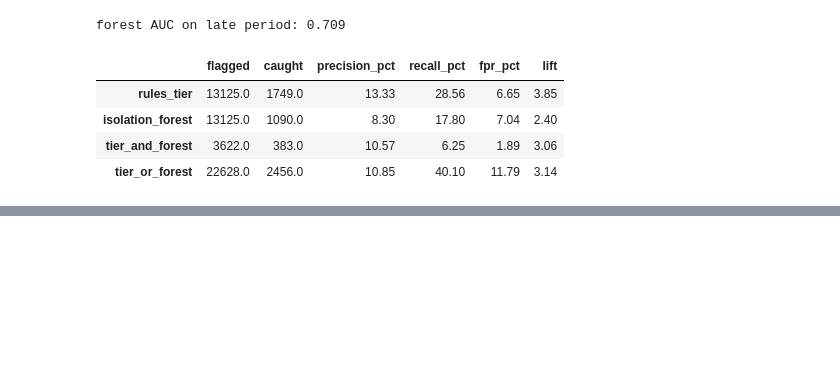
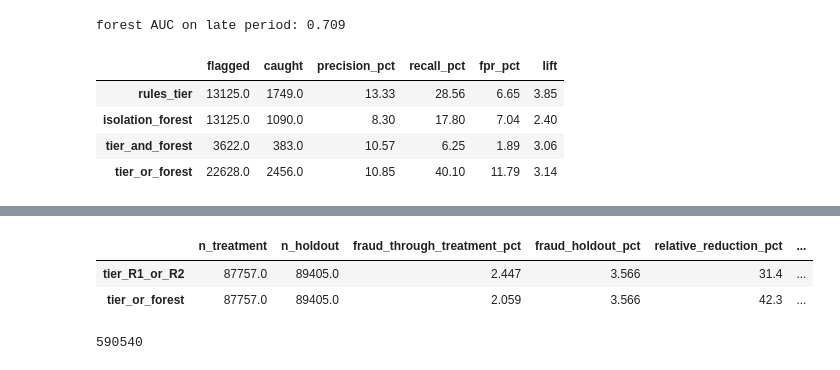
Before and after one commit to Varun-0731/Fraud-Promo-Abuse-Risk-Signal-Lab, a Jupyter notebook: notebooks/01_findings.ipynb, the cells around one changed output, grey strips where cells are left out. Saved outputs shown, nothing was run; the diff lists cells and outputs as text; code cells hidden in the pictures; blank space fills up the shorter version.

Commit message:
cluster-robust experiment check

```diff
--- a/notebooks/01_findings.ipynb
+++ b/notebooks/01_findings.ipynb
@@ -238,0 +255,64 @@ forest AUC on late period: 0.709
+# %%
+from scipy.stats import norm
+
+rng = np.random.default_rng(42)
+users = df.loc[late, "user_key"].unique()
+assign = pd.Series(rng.random(len(users)) < 0.5, index=users)
+treated = df["user_key"].map(assign).fillna(False).astype(bool)
+
+
+def run_experiment(policy):
+    fraud = df["isFraud"] == 1
+    t = late & treated
+    h = late & ~treated
+    n_t, n_h = int(t.sum()), int(h.sum())
+    x_t = int((fraud & ~policy)[t].sum())
+    x_h = int(fraud[h].sum())
+    p_t, p_h = x_t / n_t, x_h / n_h
+    pooled = (x_t + x_h) / (n_t + n_h)
+    z = (p_t - p_h) / np.sqrt(pooled * (1 - pooled) * (1 / n_t + 1 / n_h))
+    se = np.sqrt(p_t * (1 - p_t) / n_t + p_h * (1 - p_h) / n_h)
+    diff = p_t - p_h
+    legit_t = int((~fraud)[t].sum())
+    false_declines = int((policy & ~fraud)[t].sum())
+    amt_t = df.loc[t & fraud & ~policy, "TransactionAmt"].sum() / n_t * 1000
+    amt_h = df.loc[h & fraud, "TransactionAmt"].sum() / n_h * 1000
+    return {
+        "n_treatment": n_t,
+        "n_holdout": n_h,
+        "fraud_through_treatment_pct": round(p_t * 100, 3),
+        "fraud_holdout_pct": round(p_h * 100, 3),
+        "relative_reduction_pct": round((1 - p_t / p_h) * 100, 1),
+        "diff_ci95_low_pp": round((diff - 1.96 * se) * 100, 3),
+        "diff_ci95_high_pp": round((diff + 1.96 * se) * 100, 3),
+        "p_value": float(f"{2 * (1 - norm.cdf(abs(z))):.2e}"),
+        "false_decline_pct": round(false_declines / legit_t * 100, 2),
+        "fraud_loss_per_1k_tx_treatment": round(amt_t, 0),
+        "fraud_loss_per_1k_tx_holdout": round(amt_h, 0),
+    }
+
+
+pd.DataFrame({
+    "tier_R1_or_R2": run_experiment(tier),
+    "tier_or_forest": run_experiment(tier | ml),
+}).T
+# %% [output]
+|  | n_treatment | n_holdout | fraud_through_treatment_pct | fraud_holdout_pct | relative_reduction_pct | ... |
+| tier_R1_or_R2 | 87757.0 | 89405.0 | 2.447 | 3.566 | 31.4 | ... |
+| tier_or_forest | 87757.0 | 89405.0 | 2.059 | 3.566 | 42.3 | ... |
+# %%
+out = df[[
+    "TransactionID", "user_key", "TransactionDT", "TransactionAmt", "isFraud",
+    "tx_cnt_1h", "amt_ratio", "has_identity", "users_on_device",
+]].copy()
+out["r1_device_profile"] = final["R1_device_profile_4_50"].astype(int)
+out["r2_identity_no_device"] = final["R2_identity_no_device_info"].astype(int)
+out["tier_flag"] = tier.astype(int)
+out["forest_score"] = scores.round(5)
+out["forest_flag"] = ml.astype(int)
+out["period"] = np.where(late, "late", "early")
+out["arm"] = np.where(late, np.where(treated, "treatment", "holdout"), "none")
+
+out.to_sql("tx_scored", engine, if_exists="replace", index=False, chunksize=20000, method="multi")
+# %% [output]
+590540
```
Also changed, not shown: parts of 4 cells of this notebook.
